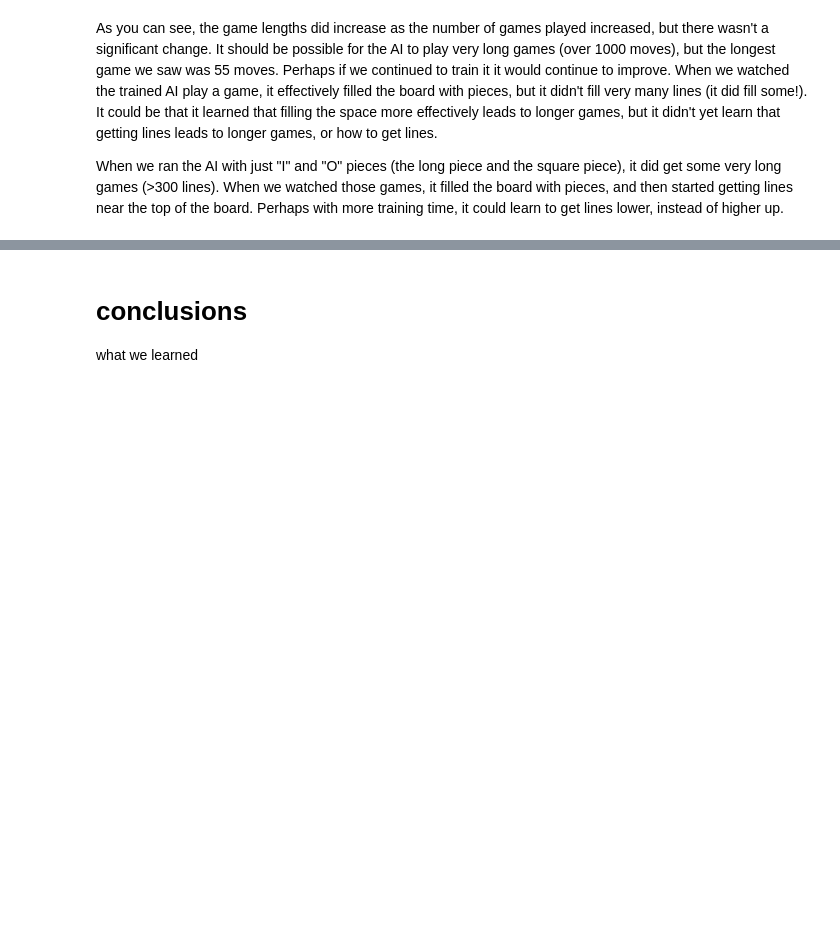
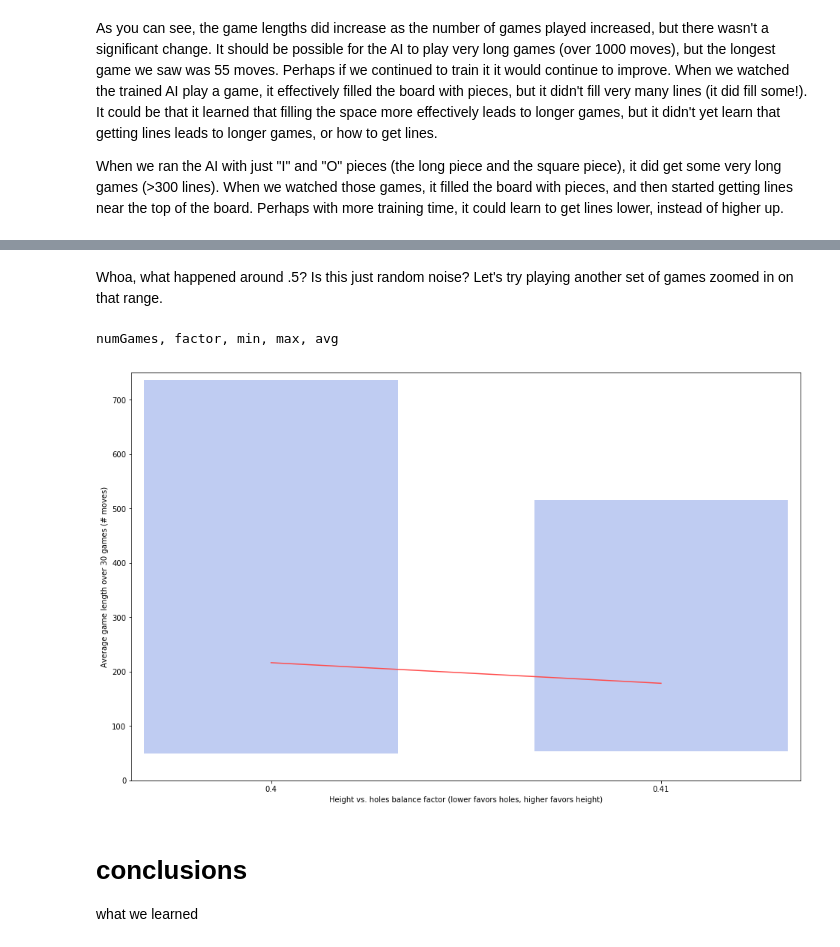
Before and after one commit to josephgriffith/Tetris-AI-Project, a Jupyter notebook: Project Report.ipynb, the cells around one changed output, grey strips where cells are left out. Cells and saved outputs as stored; diff of their text form; code cells hidden in the pictures; blank space fills up the shorter version.

```diff
--- a/Project Report.ipynb
+++ b/Project Report.ipynb
@@ -165,3 +193,28 @@ When we ran the AI with just "I" and "O" pieces (the long piece and the square p
+# %% [markdown]
+Whoa, what happened around .5?  Is this just random noise?  Let's try playing another set of games zoomed in on that range.
+# %%
+with open("out.txt") as f:
+    firstLine = f.readline()
+    print(firstLine)
+    a = np.loadtxt(f,delimiter=",")
+X = a[:,1]
+avg = a[:,4]
+mins = a[:,2]
+maxs = a[:,3]
+
+plt.figure(figsize=(16,10))
+plt.margins(.02, .02)
+plt.ylabel("Average game length over 30 games (# moves)")
+plt.xlabel("Height vs. holes balance factor (lower favors holes, higher favors height)")
+
+width = (max(X) - min(X)) / (len(X)-1)
+gap=.005
+plt.bar(X, maxs, width-gap, mins, tick_label=[round(f, 2) for f in X], color=(.75, .8, .95))
+plt.plot(X, avg, "-", color=(1, .3, .3))
+plt.ylim(ymin=0);
+# %% [output]
+numGames, factor, min, max, avg
+[figure, added]
 # %% [markdown]
 # conclusions
 what we learned
```
Also changed, not shown: parts of 7 cells of this notebook, 2 other files.
